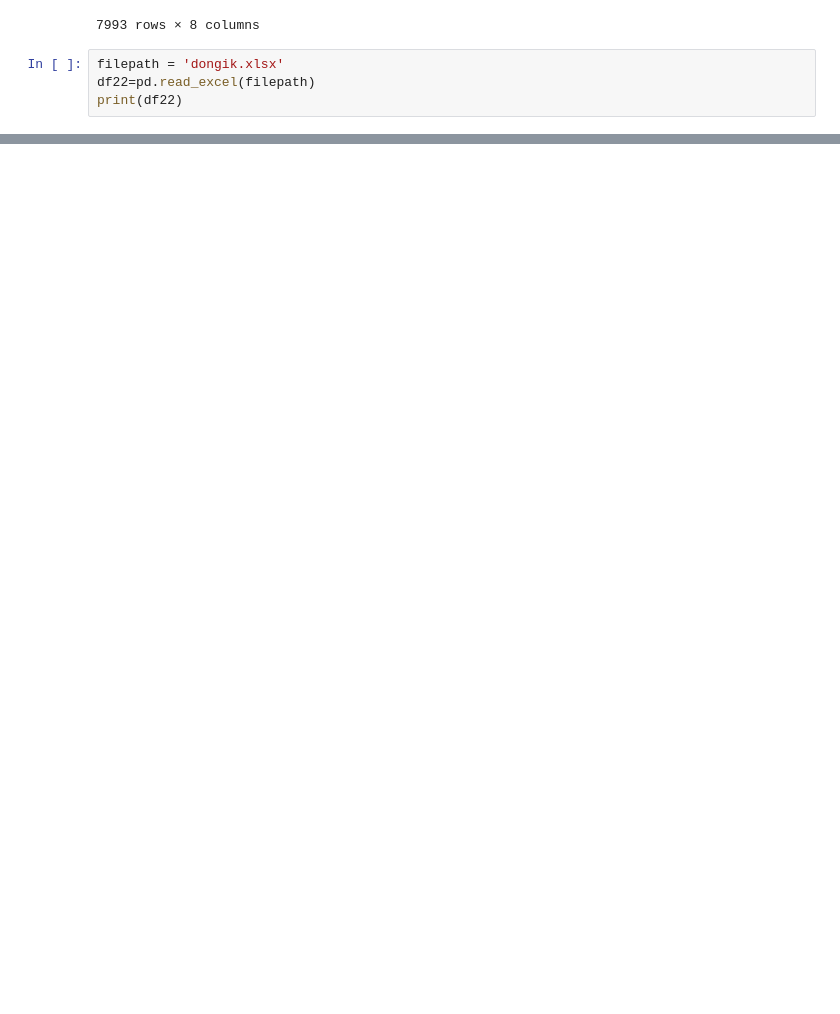
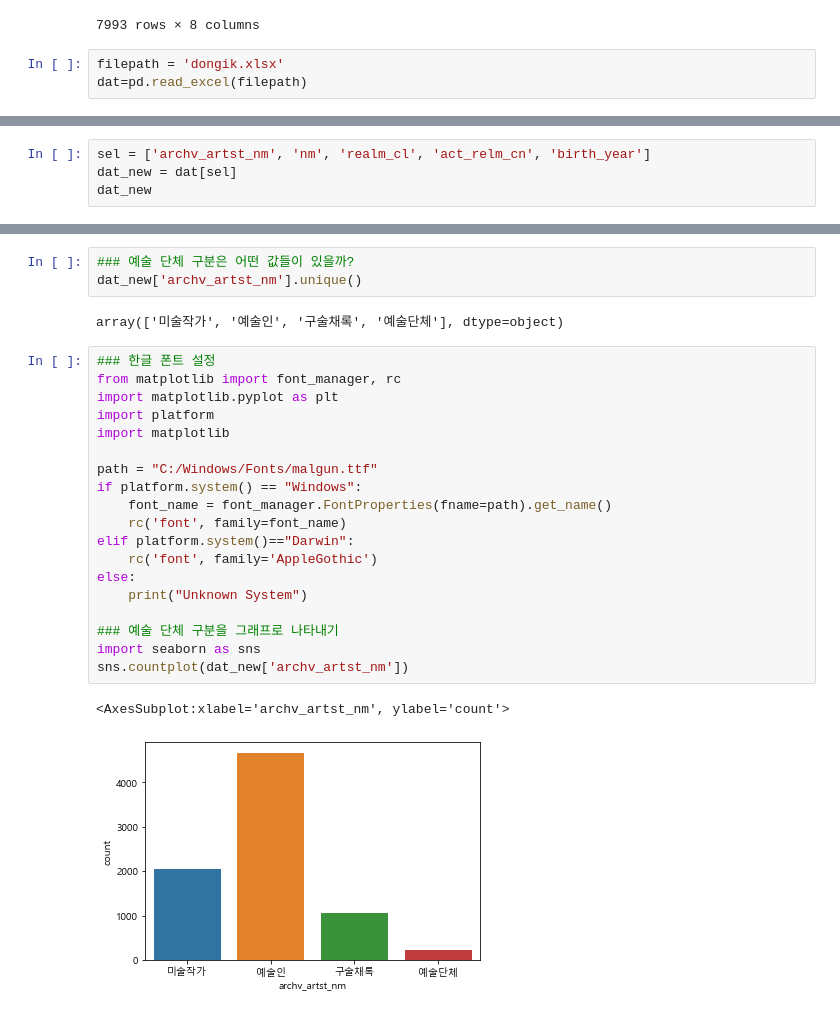
Before and after one commit to dongik9/MydataAnalysis, a Jupyter notebook: 20220922-data.ipynb, the cells around one changed output, grey strips where cells are left out. Cells and saved outputs as stored; diff of their text form; blank space fills up the shorter version.

```diff
--- a/20220922-data.ipynb
+++ b/20220922-data.ipynb
@@ -237,5 +237,4 @@ df
 7993 rows × 8 columns
 # %%
 filepath = 'dongik.xlsx'
-df22=pd.read_excel(filepath)
-print(df22)
+dat=pd.read_excel(filepath)
@@ -275,0 +272,4 @@ df22
+# %%
+sel = ['archv_artst_nm', 'nm', 'realm_cl', 'act_relm_cn', 'birth_year']
+dat_new = dat[sel]
+dat_new
@@ -275,0 +290,27 @@ df22
+# %%
+### 예술 단체 구분은 어떤 값들이 있을까?
+dat_new['archv_artst_nm'].unique()
+# %% [output]
+array(['미술작가', '예술인', '구술채록', '예술단체'], dtype=object)
+# %%
+### 한글 폰트 설정
+from matplotlib import font_manager, rc
+import matplotlib.pyplot as plt
+import platform
+import matplotlib
+
+path = "C:/Windows/Fonts/malgun.ttf"
+if platform.system() == "Windows":
+    font_name = font_manager.FontProperties(fname=path).get_name()
+    rc('font', family=font_name)
+elif platform.system()=="Darwin":
+    rc('font', family='AppleGothic')
+else:
+    print("Unknown System")
+
+### 예술 단체 구분을 그래프로 나타내기
+import seaborn as sns
+sns.countplot(dat_new['archv_artst_nm'])
+# %% [output]
+<AxesSubplot:xlabel='archv_artst_nm', ylabel='count'>
+[figure, added]
```
Also changed, not shown: parts of 25 cells of this notebook, 2 other files.
